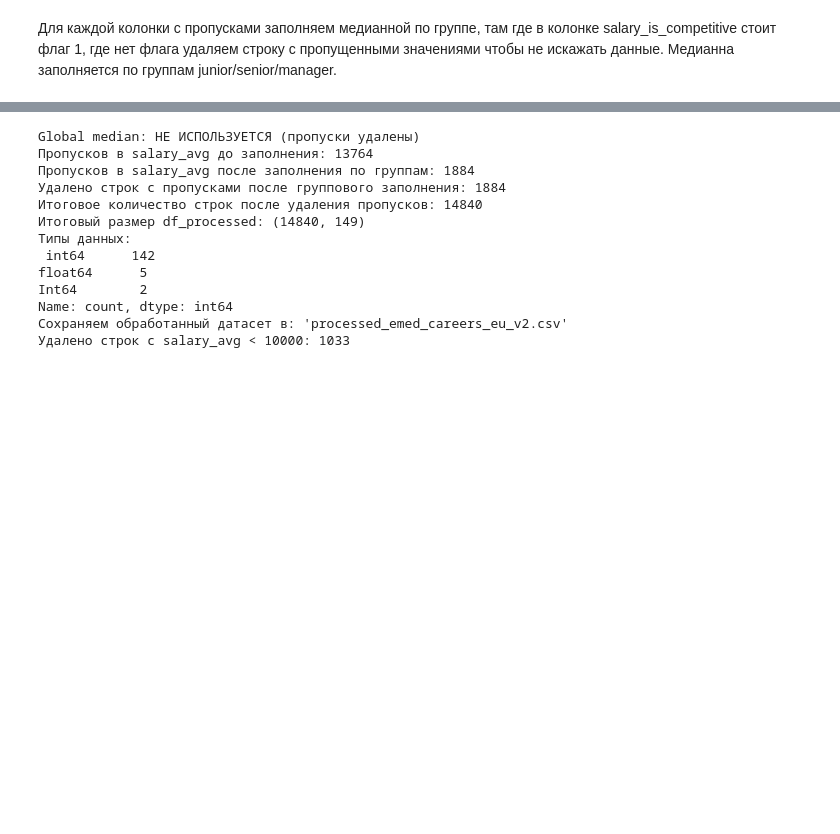
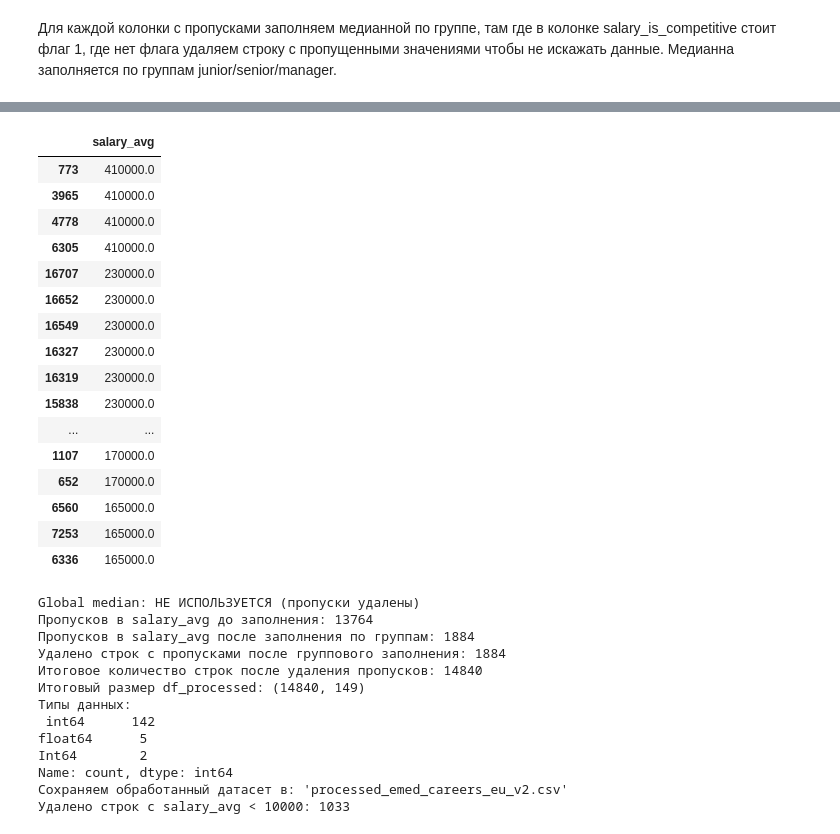
Before and after one commit to DenisShulyak/MachineLearning.JobPostingsinEurope, a Jupyter notebook: 1.v2 FeatureEngineering.ipynb, the cells around one changed output, grey strips where cells are left out. Drawn from its saved outputs; the diff is of its cells as text; code cells hidden in the pictures; blank space fills up the shorter version.

```diff
--- a/1.v2 FeatureEngineering.ipynb
+++ b/1.v2 FeatureEngineering.ipynb
@@ -434,3 +502,32 @@ plt.show()
+# %%
+# Верхний порог
+q_high = df_processed["salary_avg"].quantile(0.99)
+
+# Только зарплаты выше порога
+high_outliers_salary = df_processed.loc[
+    df_processed["salary_avg"] > q_high,
+    ["salary_avg"]
+]
+
+display(high_outliers_salary.sort_values("salary_avg", ascending=False))
+# %% [output]
+|  | salary_avg |
+| 773 | 410000.0 |
+| 3965 | 410000.0 |
+| 4778 | 410000.0 |
+| 6305 | 410000.0 |
+| 16707 | 230000.0 |
+| 16652 | 230000.0 |
+| 16549 | 230000.0 |
+| 16327 | 230000.0 |
+| 16319 | 230000.0 |
+| 15838 | 230000.0 |
+| ... | ... |
+| 1107 | 170000.0 |
+| 652 | 170000.0 |
+| 6560 | 165000.0 |
+| 7253 | 165000.0 |
+| 6336 | 165000.0 |
 # %%
 # Очищаем salary_avg от экстремальных выбросов по квантилям
 if "salary_avg" in df_processed.columns:
```
Also changed, not shown: parts of 7 cells of this notebook.
